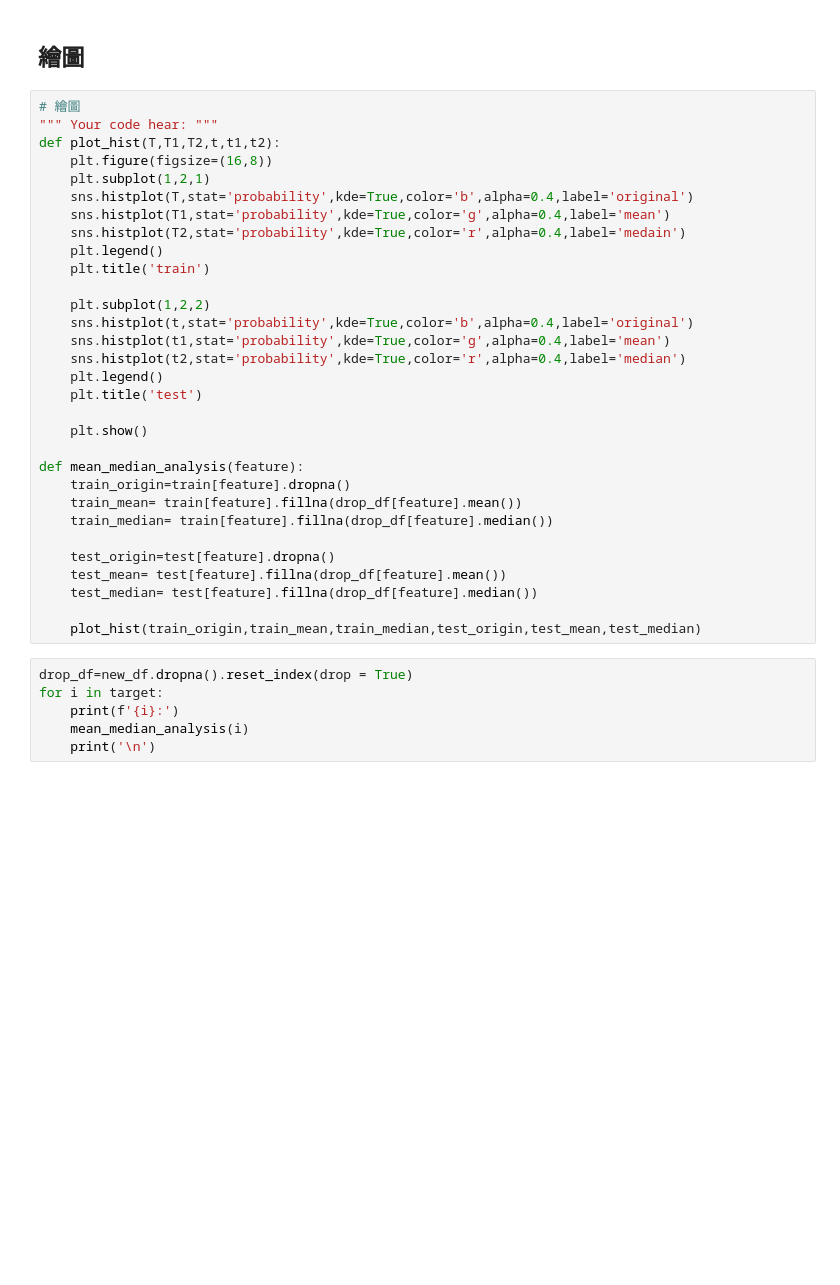
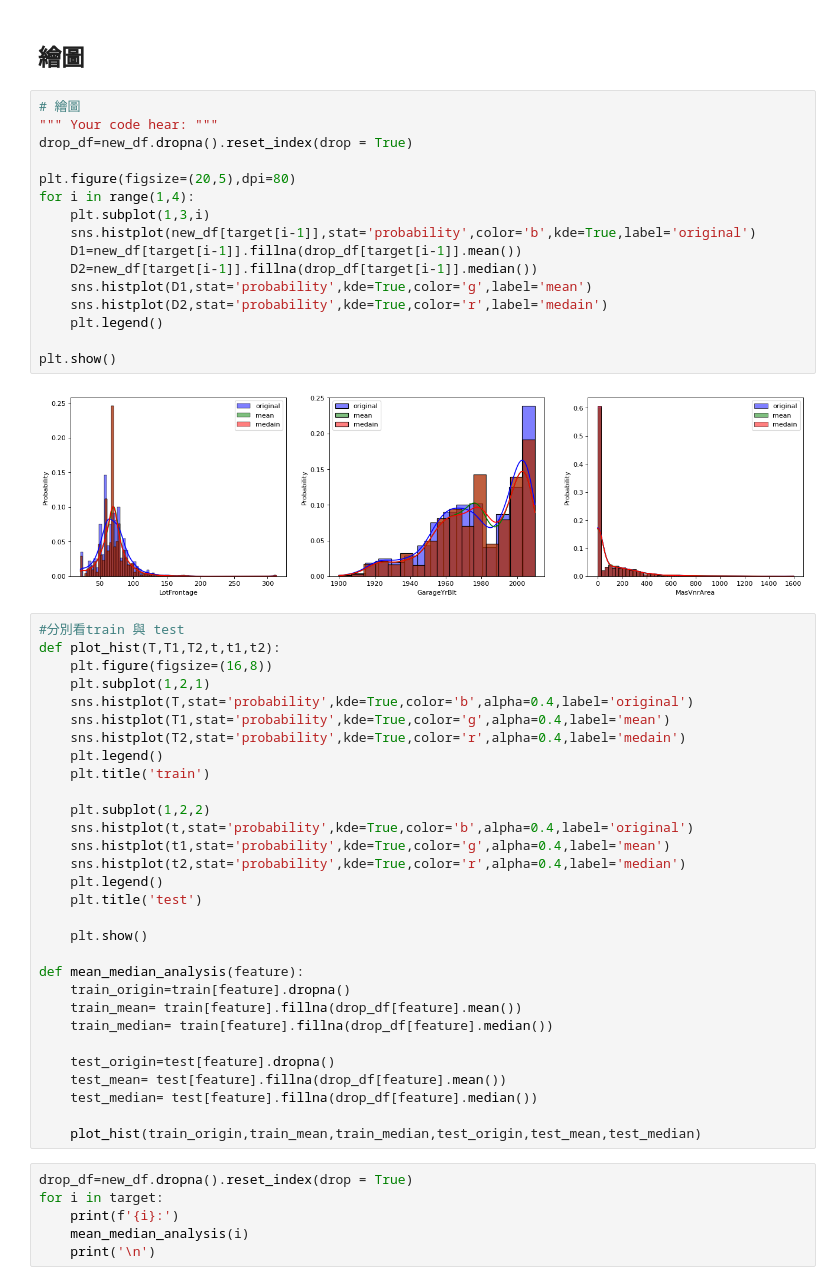
Before and after one commit to andywu85127/kaggle_housepriceforecast, a Jupyter notebook: COMB_FILES_0629/Hw_03.ipynb, the cells around one changed output. Cells and saved outputs as stored; diff of their text form; blank space fills up the shorter version.

```diff
--- a/COMB_FILES_0629/Hw_03.ipynb
+++ b/COMB_FILES_0629/Hw_03.ipynb
@@ -91,9 +91,26 @@ GarageYrBlt missing num is 81, missing rate is 5.55%
 MasVnrArea missing num is 8, missing rate is 0.55%
 # %% [markdown]
 ## 繪圖
+# %%
+# 繪圖
+""" Your code hear: """
+drop_df=new_df.dropna().reset_index(drop = True)
+
+plt.figure(figsize=(20,5),dpi=80)
+for i in range(1,4):
+    plt.subplot(1,3,i)
+    sns.histplot(new_df[target[i-1]],stat='probability',color='b',kde=True,label='original')
+    D1=new_df[target[i-1]].fillna(drop_df[target[i-1]].mean())
+    D2=new_df[target[i-1]].fillna(drop_df[target[i-1]].median())
+    sns.histplot(D1,stat='probability',kde=True,color='g',label='mean')
+    sns.histplot(D2,stat='probability',kde=True,color='r',label='medain')
+    plt.legend()
+
+plt.show()
+# %% [output]
+[figure, added]
 # %%
-# 繪圖
-""" Your code hear: """
+#分別看train 與 test
 def plot_hist(T,T1,T2,t,t1,t2):
     plt.figure(figsize=(16,8))
     plt.subplot(1,2,1)
```
Also changed, not shown: parts of 1 cell of this notebook.
